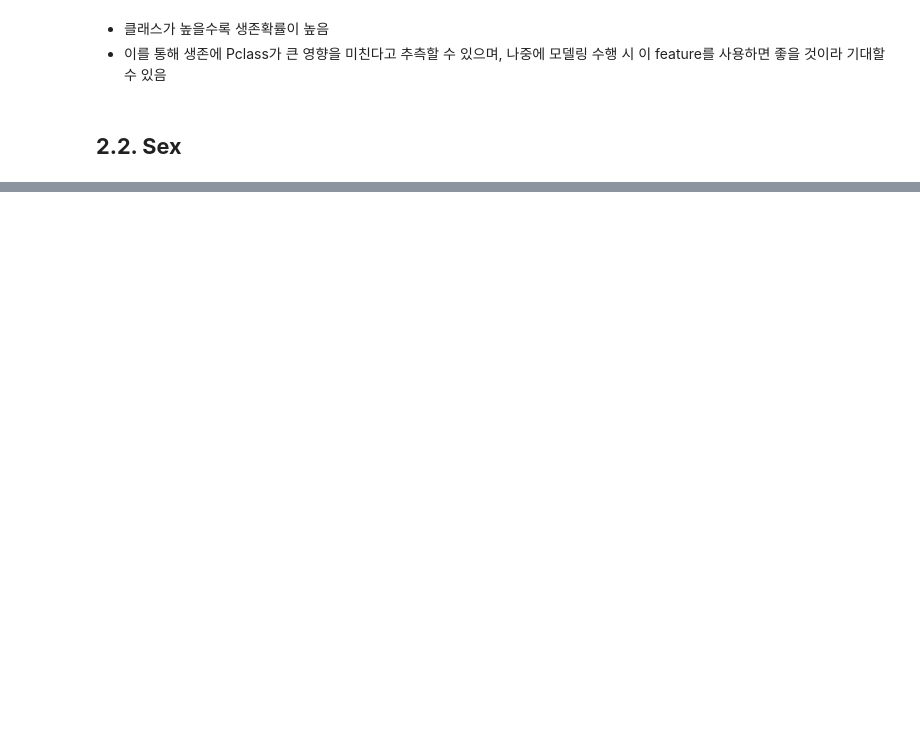
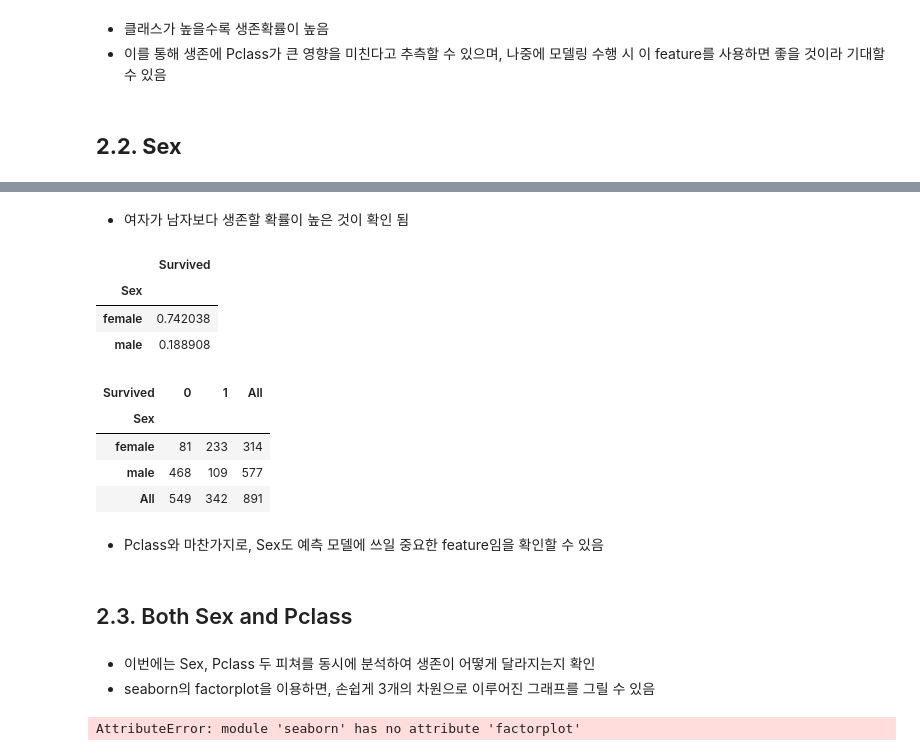
Before and after one commit to wonyeongdeok/kaggle_transcription, a Jupyter notebook: titanic.ipynb, the cells around one changed output, grey strips where cells are left out. Cells and saved outputs as stored; diff of their text form; code cells hidden in the pictures; blank space fills up the shorter version.

Commit message:
issue: sns.factorplot

```diff
--- a/titanic.ipynb
+++ b/titanic.ipynb
@@ -288,0 +290,28 @@ plt.show()
+# %% [markdown]
+- 여자가 남자보다 생존할 확률이 높은 것이 확인 됨
+# %%
+df_train[['Sex', 'Survived']].groupby(['Sex']).mean().sort_values(by='Survived', ascending=False)
+# %% [output]
+|  | Survived |
+| Sex |  |
+| female | 0.742038 |
+| male | 0.188908 |
+# %%
+pd.crosstab(df_train['Sex'], df_train['Survived'], margins=True).style.background_gradient(cmap='summer_r')
+# %% [output]
+| Survived | 0 | 1 | All |
+| Sex |  |  |  |
+| female | 81 | 233 | 314 |
+| male | 468 | 109 | 577 |
+| All | 549 | 342 | 891 |
+# %% [markdown]
+- Pclass와 마찬가지로, Sex도 예측 모델에 쓰일 중요한 feature임을 확인할 수 있음
+# %% [markdown]
+## 2.3. Both Sex and Pclass
+# %% [markdown]
+- 이번에는 Sex, Pclass 두 피쳐를 동시에 분석하여 생존이 어떻게 달라지는지 확인
+- seaborn의 factorplot을 이용하면, 손쉽게 3개의 차원으로 이루어진 그래프를 그릴 수 있음
+# %%
+sns.catplot(x='Pcalss', y='Survived', hue='Sex', data=df_train, size=6, aspect=1.5)
+# %% [output]
+AttributeError: module 'seaborn' has no attribute 'factorplot'
```
Also changed, not shown: parts of 6 cells of this notebook.
